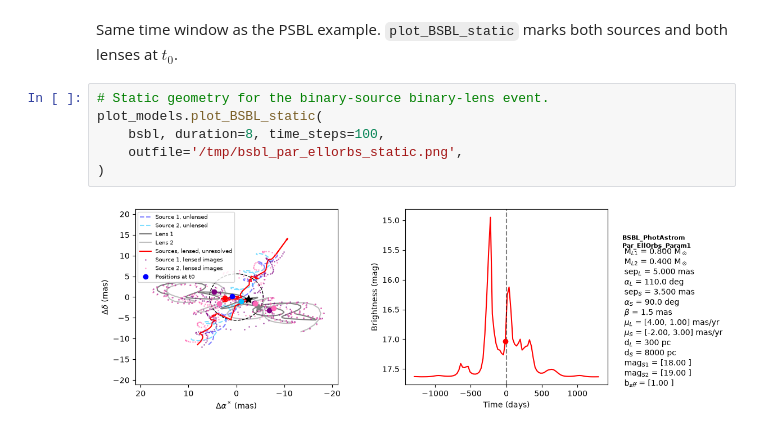
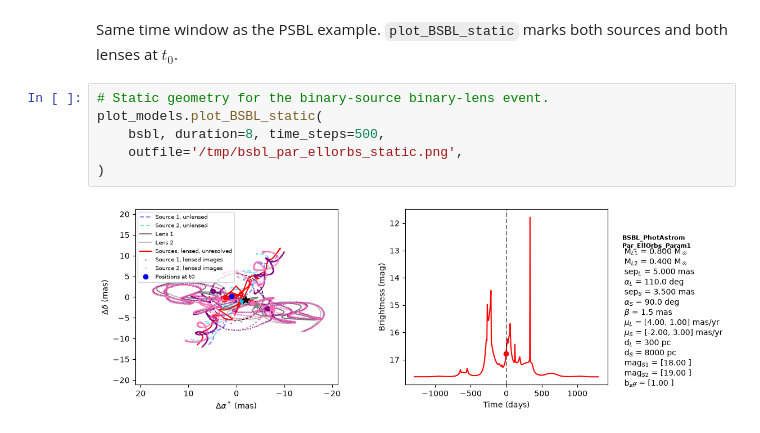
Before and after one commit to MovingUniverseLab/BAGLE_Microlensing, a Jupyter notebook: docs/notebooks/example_plot_PSBL_BSBL.ipynb, the cells around one changed output. Saved outputs shown, nothing was run; the diff lists cells and outputs as text.

```diff
--- a/docs/notebooks/example_plot_PSBL_BSBL.ipynb
+++ b/docs/notebooks/example_plot_PSBL_BSBL.ipynb
@@ -189,8 +189,8 @@ sources and both lenses at $t_0$.
 # %%
 # Static geometry for the binary-source binary-lens event.
 plot_models.plot_BSBL_static(
-    bsbl, duration=8, time_steps=100,
+    bsbl, duration=8, time_steps=500,
     outfile='/tmp/bsbl_par_ellorbs_static.png',
 )
 # %% [output]
-[figure, old version]
+[figure, new version]
```
Also changed, not shown: parts of 2 cells of this notebook.
